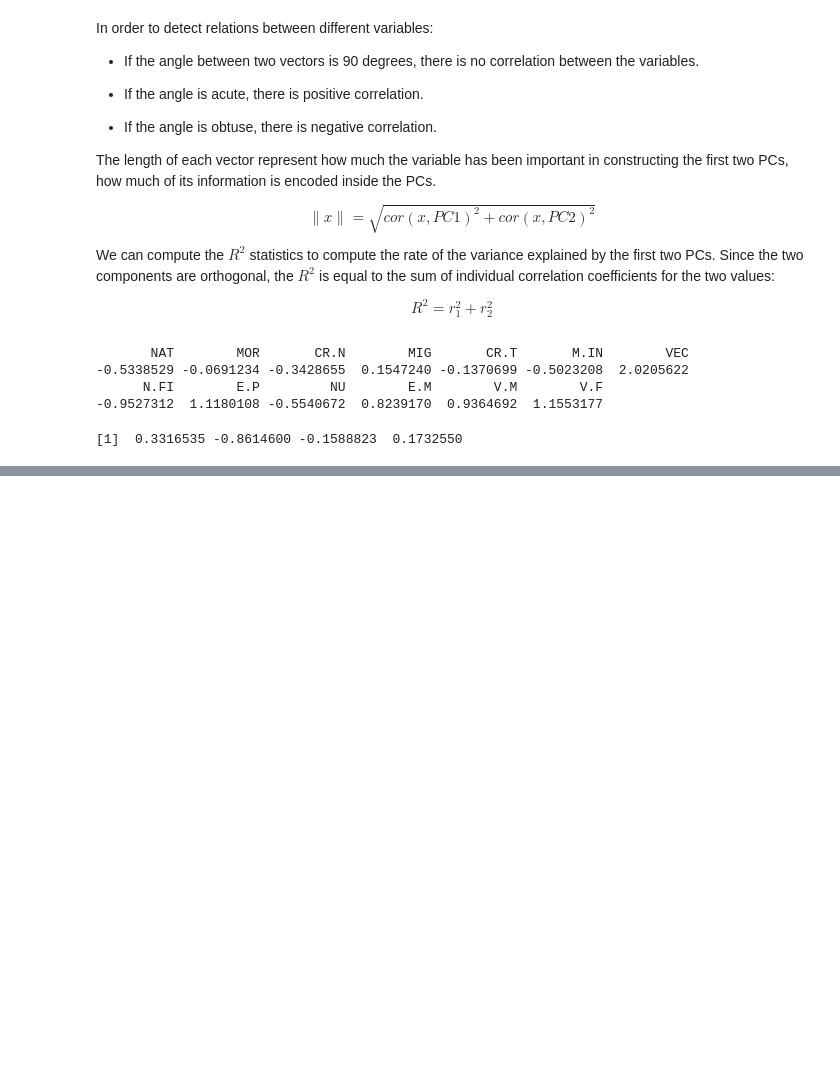
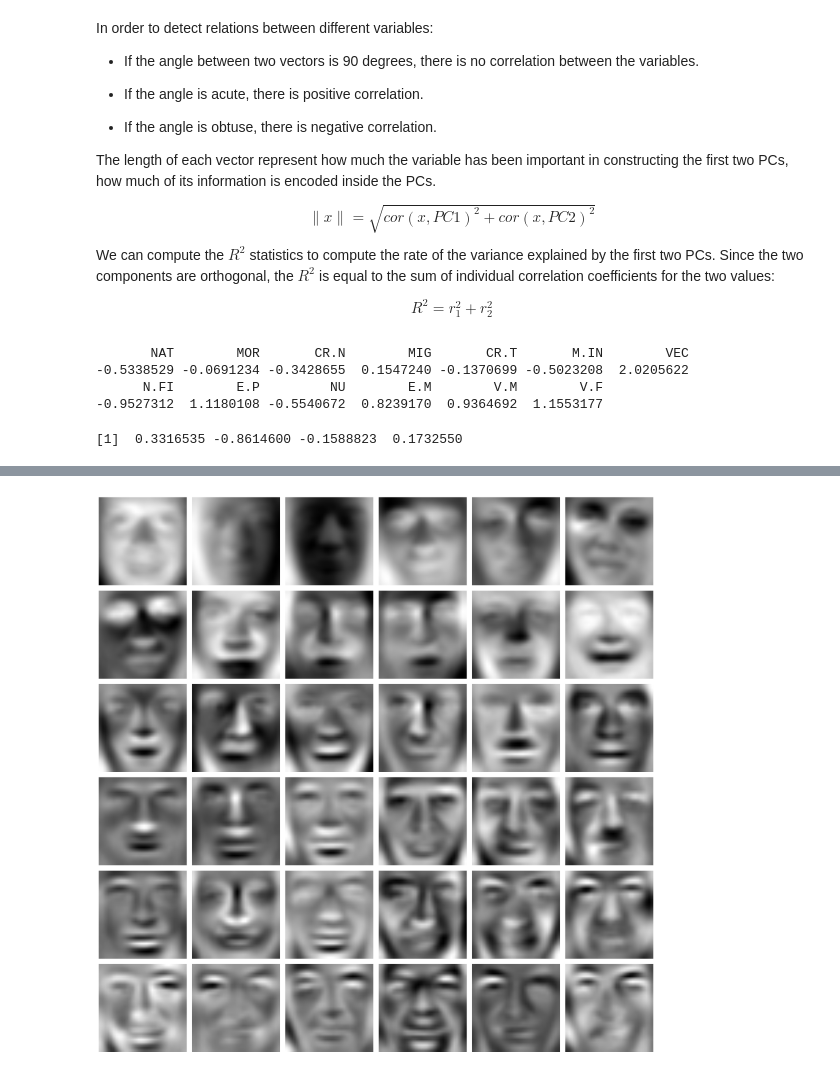
Before and after one commit to gsarti/mlda-course-units, a Jupyter notebook: 14_pca/pca.ipynb, the cells around one changed output, grey strips where cells are left out. Saved outputs shown, nothing was run; the diff lists cells and outputs as text; code cells hidden in the pictures; blank space fills up the shorter version.

```diff
--- a/14_pca/pca.ipynb
+++ b/14_pca/pca.ipynb
@@ -441,0 +530,4 @@ corr["VEC",]
+# %%
+# We use the non-standardized version of the matrix
+# since we assume all variables are on the same scale.
+pca <- prcomp(x)
@@ -441,0 +552,16 @@ corr["VEC",]
+# %%
+m <- 36
+
+eigenfaces <- vector("list", m)
+
+for (i in 1:m) {
+    # Fills the vector with all the pixels for each face
+    eigenfaces[[i]] <- as.cimg(pca$rot[, i] %>% as.numeric, x = npix, y = npix)
+    # Transpose for vertically positioned faces
+    eigenfaces[[i]][, , 1, 1] <- t(eigenfaces[[i]][, , 1, 1])
+}
+
+par(mfrow = c(sqrt(m), sqrt(m)), mar = c(0, 0, 0.5, 0), bg = "darkslategray")
+for (i in 1:m) plot(eigenfaces[[i]], axes = F)
+# %% [output]
+[figure, added]
```
Also changed, not shown: parts of 28 cells of this notebook.
